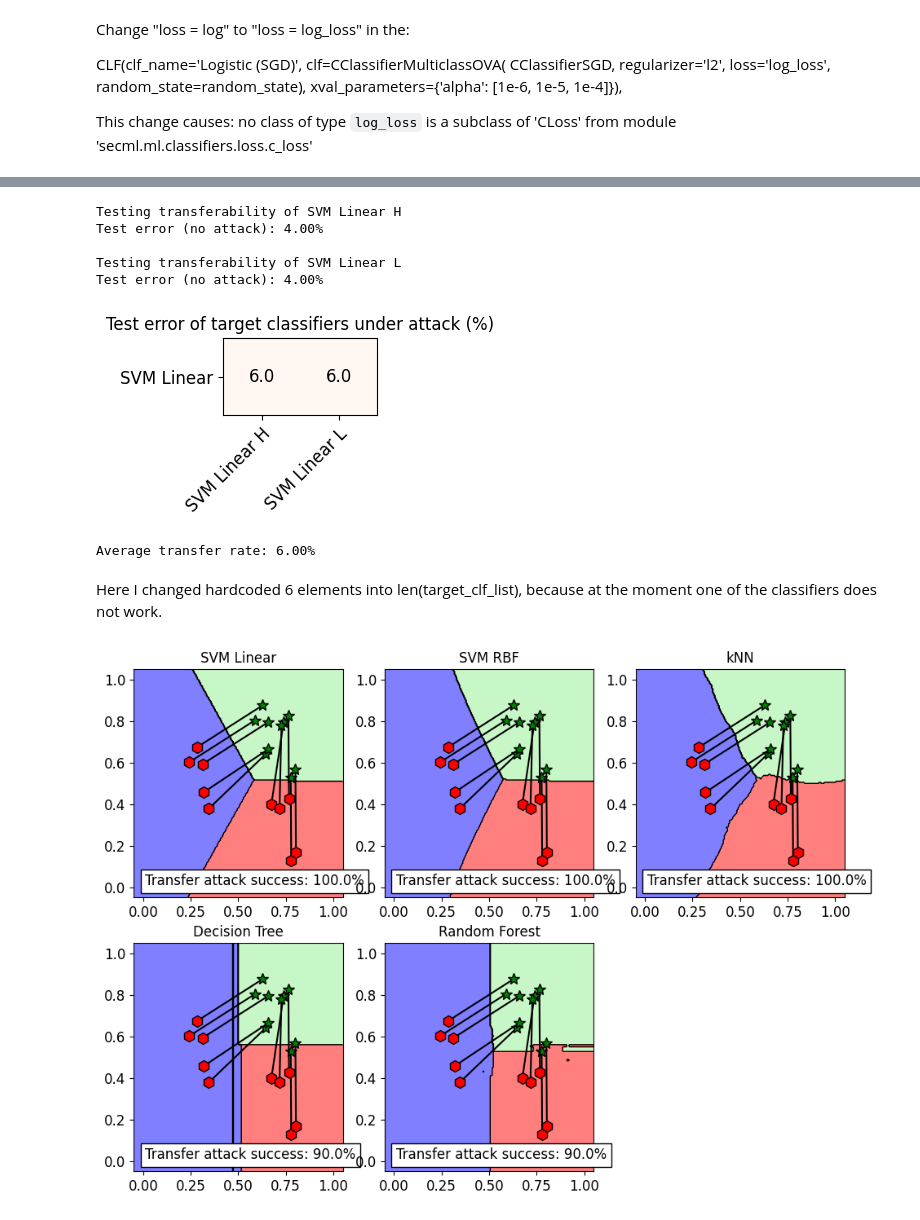
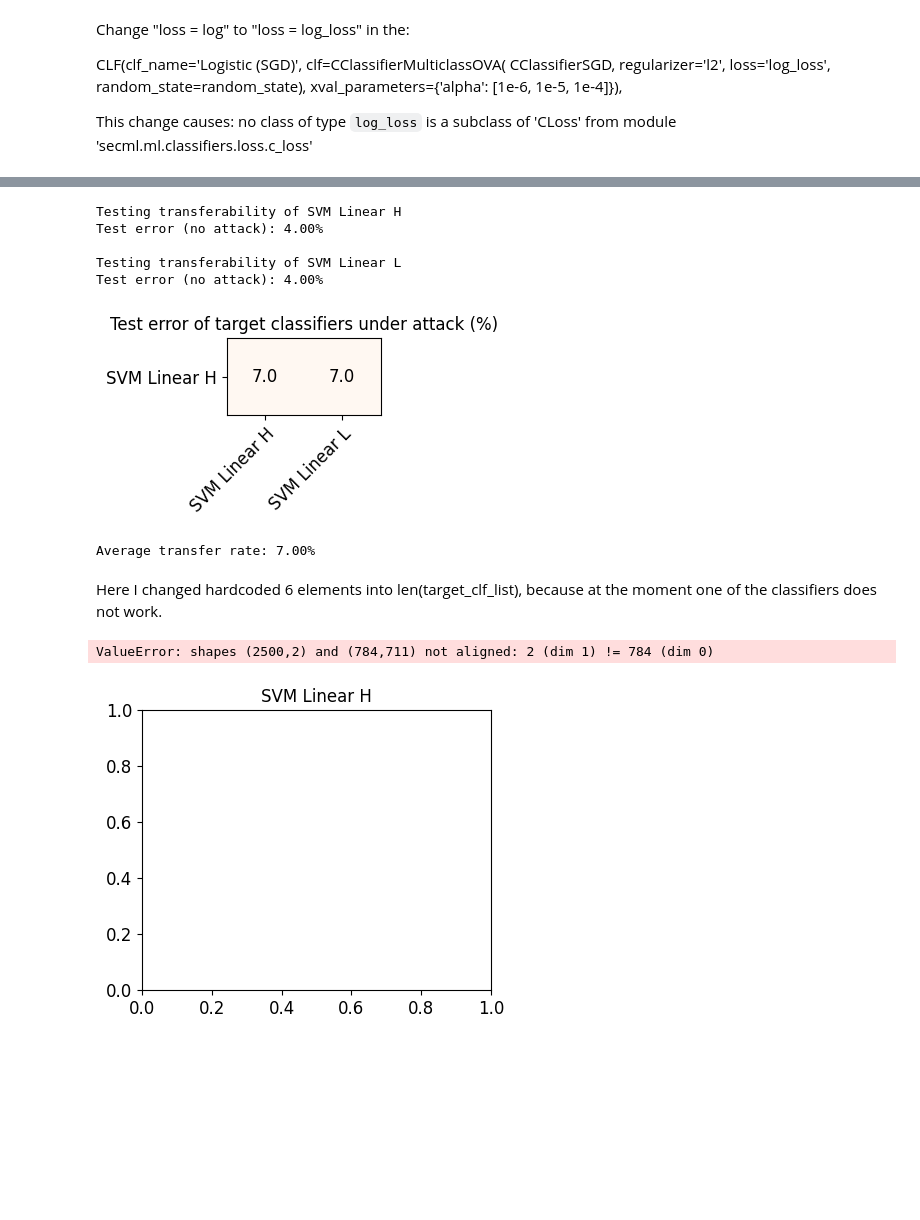
Before and after one commit to Pabilito/AI-paper-results-reproduction, a Jupyter notebook: AI_Project.ipynb, the cells around one changed output, grey strips where cells are left out. Drawn from its saved outputs; the diff is of its cells as text; code cells hidden in the pictures; blank space fills up the shorter version.

Commit message:
Testing various values - experimenting

```diff
--- a/AI_Project.ipynb
+++ b/AI_Project.ipynb
@@ -458,6 +457,8 @@ Change "loss = log" to "loss = log_loss" in the:
 
 This change causes:  no class of type `log_loss` is a subclass of 'CLoss' from module 'secml.ml.classifiers.loss.c_loss'
 # %%
+#It would take me around 170 hours to run evasion attack on the default configuration.
+
 noise_type = 'l2'  # Type of perturbation 'l1' or 'l2'
 dmax = 0.4  # Maximum perturbation
 lb, ub = 0, 1  # Bounds of the attack space. Can be set to `None` for unbounded
@@ -468,8 +469,8 @@ solver_params = {
     'eta': 1e-1,
     'eta_min': 0.1,
     'eta_max': None,
-    'max_iter': 5,
-    'eps': 1e-4
+    'max_iter': 25,
+    'eps': 1e-1
 }
 
 from secml.adv.attacks.evasion import CAttackEvasionPGDLS
@@ -483,8 +484,8 @@ pgd_ls_attack = CAttackEvasionPGDLS(
     solver_params=solver_params,
     y_target=y_target)
 
-#Again it is very computationally intensive, run a test on a small subset and check time
-smallerts = ts[:100, :]
+#Again it is very computationally intensive, run a test on a small subset (1%) and check time
+smallerts = ts[100:300, :]
 
 # Run the evasion attack on x0
 print("Attack started...")
@@ -512,8 +497,6 @@ Attack complete!
 # Metric to use for testing transferability
 from secml.ml.peval.metrics import CMetricTestError
 metric = CMetricTestError()
-
-ts = smallerts
 
 trans_error = []
 transfer_rate = 0.0
@@ -522,12 +505,12 @@ for target_clf in target_clf_list:
     print("\nTesting transferability of {:}".format(target_clf.clf_name))
 
     origin_error = metric.performance_score(
-            y_true=ts.Y, y_pred=target_clf.clf.predict(ts.X))
+            y_true=smallerts.Y, y_pred=target_clf.clf.predict(smallerts.X))
 
     print("Test error (no attack): {:.2%}".format(origin_error))
 
     trans_error_clf = metric.performance_score(
-        y_true=ts.Y, y_pred=target_clf.clf.predict(adv_ds.X))
+        y_true=smallerts.Y, y_pred=target_clf.clf.predict(adv_ds.X))
 
     trans_error.append(trans_error_clf)
     transfer_rate += trans_error_clf
@@ -567,38 +550,39 @@ Test error (no attack): 4.00%
 
 Testing transferability of SVM Linear L
 Test error (no attack): 4.00%
-[figure, old version]
+[figure, new version]
-Average transfer rate: 6.00%
+Average transfer rate: 7.00%
 # %% [markdown]
 Here I changed hardcoded 6 elements into len(target_clf_list), because at the moment one of the classifiers does not work.
 # %%
 from secml.figure import CFigure
 from secml.array import CArray
 from math import ceil
 fig = CFigure(width=4.5 * len(target_clf_list) / 2,
               height=4 * 2, markersize=10)
 
 for clf_idx in range(len(target_clf_list)):
     clf = target_clf_list[clf_idx].clf
 
     fig.subplot(2, int(ceil(len(target_clf_list) / 2)), clf_idx + 1)
     fig.sp.title(target_clf_list[clf_idx].clf_name)
 
-    fig.sp.plot_decision_regions(clf, n_grid_points=200)
+    fig.sp.plot_decision_regions(clf, n_grid_points=50)
     fig.sp.grid(grid_on=False)
 
     s_idx = ts.Y.find(ts.Y != y_target)
 
     for pt in s_idx[:10]:  # Plot the translation of multiple adversarial samples
         pt_segment = CArray.append(ts.X[pt, :], adv_ds.X[pt, :], axis=0)
         fig.sp.plot_path(pt_segment)
 
     acc = metric.performance_score(
         y_true=ts[s_idx[:10], :].Y, y_pred=clf.predict(adv_ds[s_idx[:10], :].X))
 
     fig.sp.text(0.01, 0.01, "Transfer attack success: {:.1%}".format(acc),
                 bbox=dict(facecolor='white'))
 
 fig.show()
 # %% [output]
+ValueError: shapes (2500,2) and (784,711) not aligned: 2 (dim 1) != 784 (dim 0)
-[figure, old version]
+[figure, new version]
```
Also changed, not shown: parts of 8 cells of this notebook.
